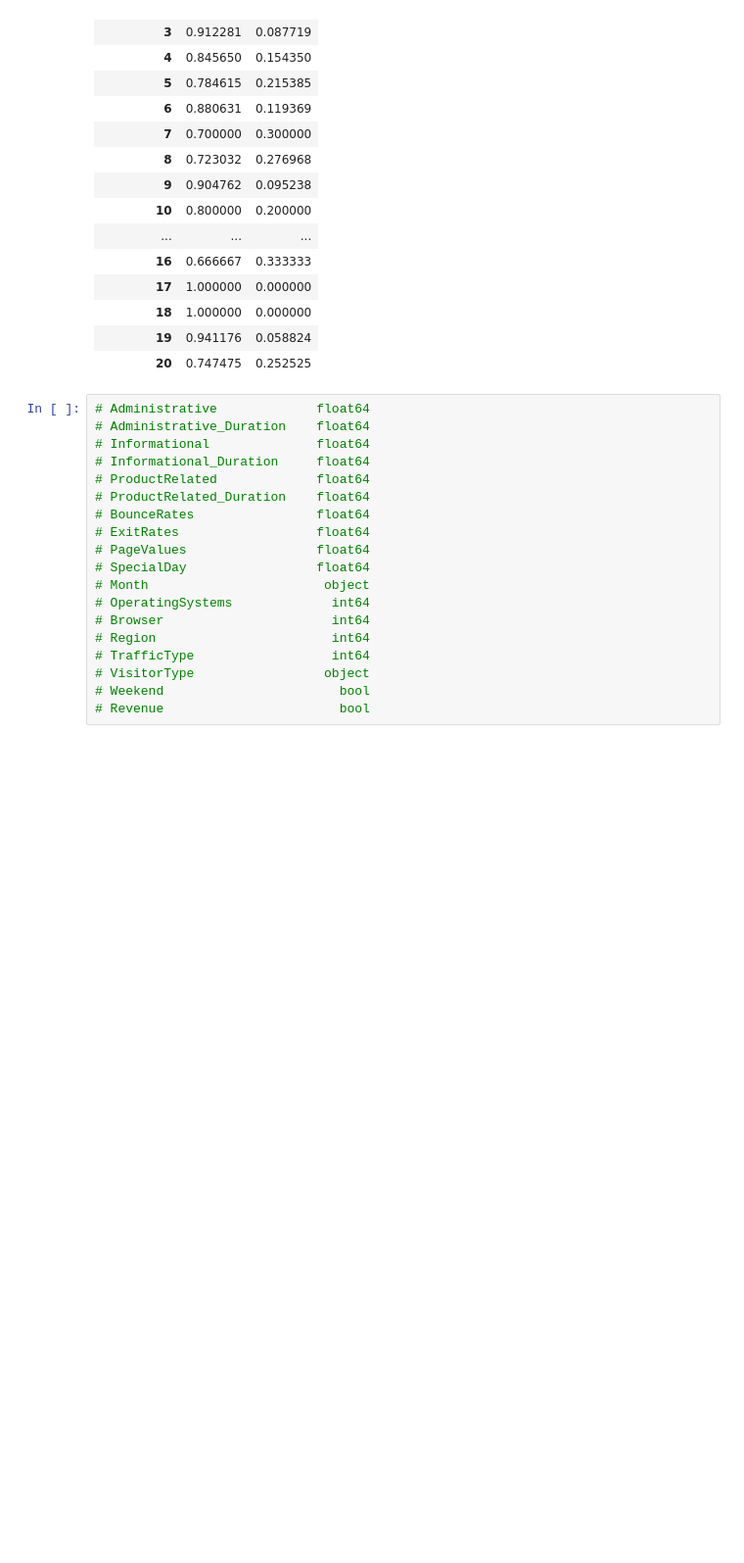
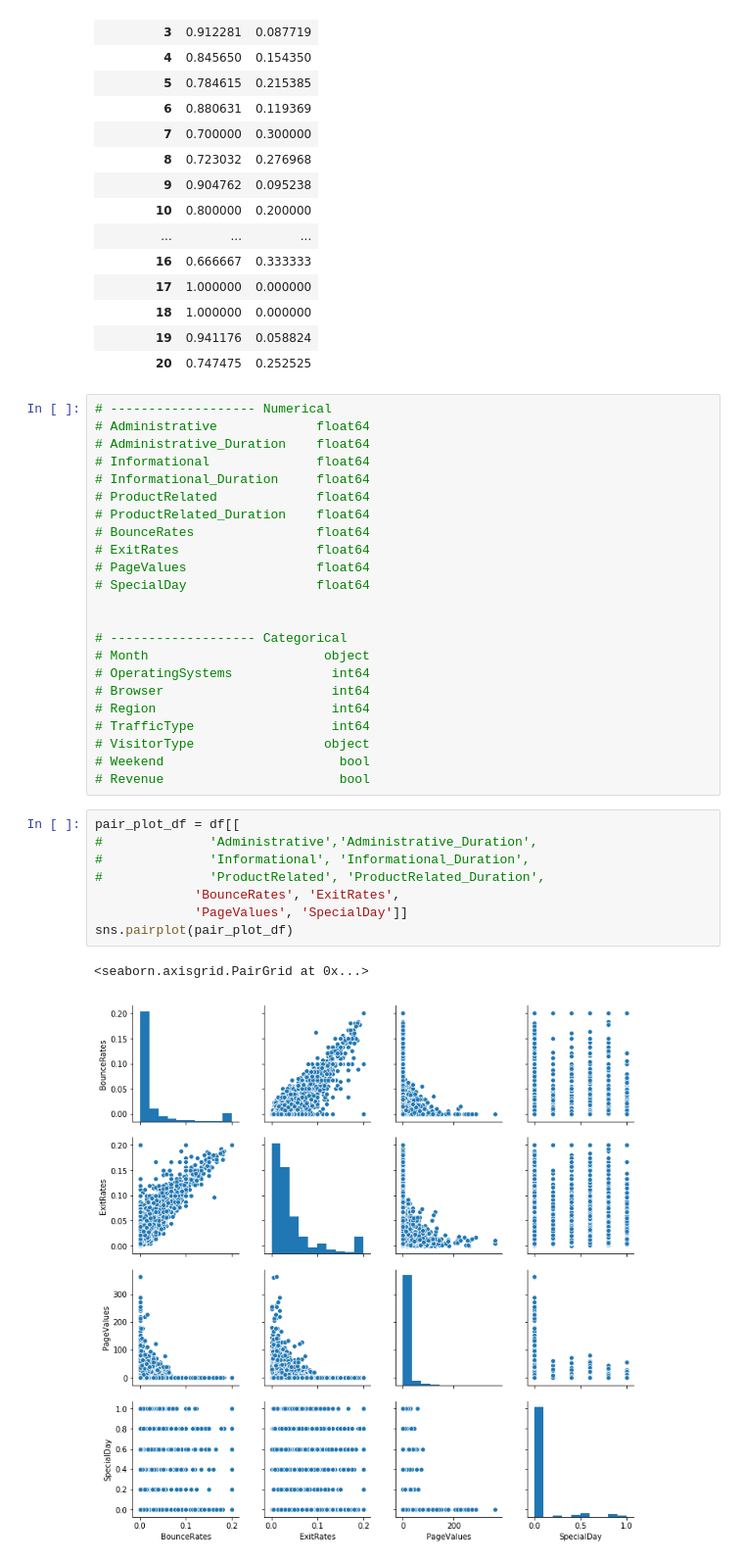
Before and after one commit to Shaila96/kaggle-dataset-analysis, a Jupyter notebook: OnlineShoppersIntention/EDA.ipynb, the cells around one changed output. Shown: that part at 98% size. Saved outputs shown, nothing was run; the diff lists cells and outputs as text; blank space fills up the shorter version.

```diff
--- a/OnlineShoppersIntention/EDA.ipynb
+++ b/OnlineShoppersIntention/EDA.ipynb
@@ -215,6 +317,7 @@ temp_df.div(temp_df.sum(1).astype(float), axis = 0)
 | 19 | 0.941176 | 0.058824 |
 | 20 | 0.747475 | 0.252525 |
 # %%
+# ------------------- Numerical
 # Administrative             float64
 # Administrative_Duration    float64
 # Informational              float64
@@ -225,6 +328,9 @@ temp_df.div(temp_df.sum(1).astype(float), axis = 0)
 # ExitRates                  float64
 # PageValues                 float64
 # SpecialDay                 float64
+
+
+# ------------------- Categorical
 # Month                       object
 # OperatingSystems             int64
 # Browser                      int64
@@ -233,3 +339,14 @@ temp_df.div(temp_df.sum(1).astype(float), axis = 0)
 # VisitorType                 object
 # Weekend                       bool
 # Revenue                       bool
+# %%
+pair_plot_df = df[[
+#              'Administrative','Administrative_Duration',
+#              'Informational', 'Informational_Duration',
+#              'ProductRelated', 'ProductRelated_Duration',
+             'BounceRates', 'ExitRates',
+             'PageValues', 'SpecialDay']]
+sns.pairplot(pair_plot_df)
+# %% [output]
+<seaborn.axisgrid.PairGrid at 0x...>
+[figure, added]
```
Also changed, not shown: parts of 7 cells of this notebook, 20 other files.
